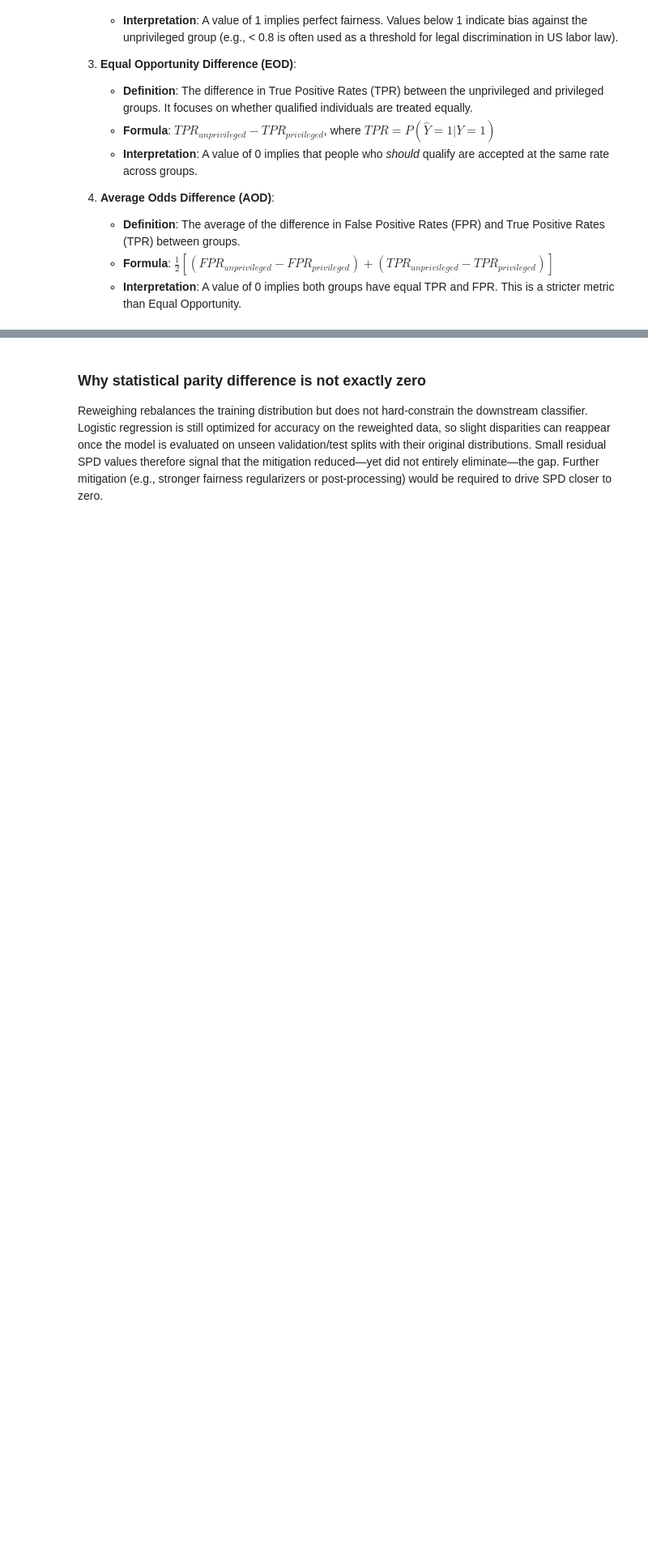
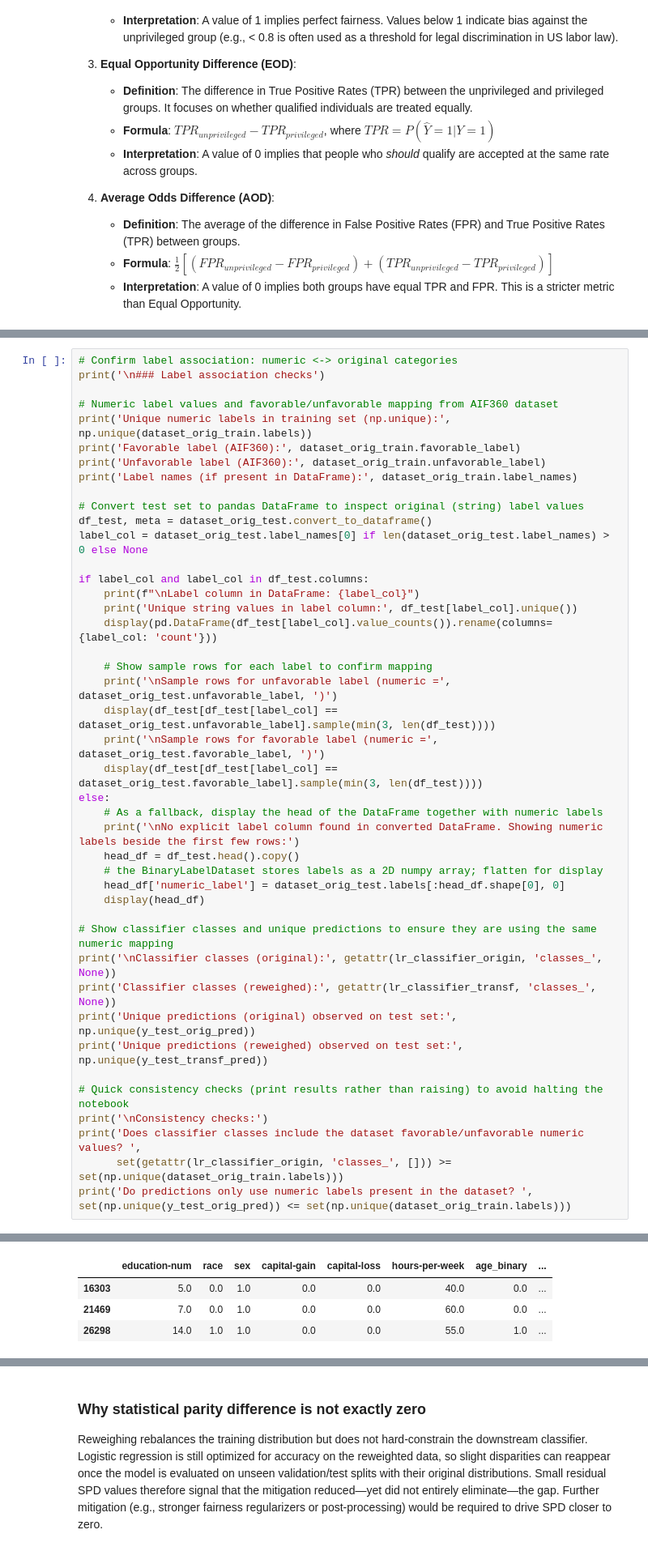
Before and after one commit to kw0jtach/Project_on_responsible_data_science, a Jupyter notebook: Fairness.ipynb, the cells around one changed output, grey strips where cells are left out. Shown at 81% size. Cells and saved outputs as stored; diff of their text form; blank space fills up the shorter version.

```diff
--- a/Fairness.ipynb
+++ b/Fairness.ipynb
@@ -244,3 +253,47 @@ def plot_fairness_comparison(metrics_a, metrics_b, labels=("No Reweighing", "Rew
     ax.set_ylabel("Value")
     ax.axhline(0, color='black', linewidth=0.8)
     plt.tight_layout()
+# %%
+# Confirm label association: numeric <-> original categories
+print('\n### Label association checks')
+
+# Numeric label values and favorable/unfavorable mapping from AIF360 dataset
+print('Unique numeric labels in training set (np.unique):', np.unique(dataset_orig_train.labels))
+print('Favorable label (AIF360):', dataset_orig_train.favorable_label)
+print('Unfavorable label (AIF360):', dataset_orig_train.unfavorable_label)
+print('Label names (if present in DataFrame):', dataset_orig_train.label_names)
+
+# Convert test set to pandas DataFrame to inspect original (string) label values
+df_test, meta = dataset_orig_test.convert_to_dataframe()
+label_col = dataset_orig_test.label_names[0] if len(dataset_orig_test.label_names) > 0 else None
+
+if label_col and label_col in df_test.columns:
+    print(f"\nLabel column in DataFrame: {label_col}")
+    print('Unique string values in label column:', df_test[label_col].unique())
+    display(pd.DataFrame(df_test[label_col].value_counts()).rename(columns={label_col: 'count'}))
+
+    # Show sample rows for each label to confirm mapping
+    print('\nSample rows for unfavorable label (numeric =', dataset_orig_test.unfavorable_label, ')')
+    display(df_test[df_test[label_col] == dataset_orig_test.unfavorable_label].sample(min(3, len(df_test))))
+    print('\nSample rows for favorable label (numeric =', dataset_orig_test.favorable_label, ')')
+    display(df_test[df_test[label_col] == dataset_orig_test.favorable_label].sample(min(3, len(df_test))))
+else:
+    # As a fallback, display the head of the DataFrame together with numeric labels
+    print('\nNo explicit label column found in converted DataFrame. Showing numeric labels beside the first few rows:')
+    head_df = df_test.head().copy()
+    # the BinaryLabelDataset stores labels as a 2D numpy array; flatten for display
+    head_df['numeric_label'] = dataset_orig_test.labels[:head_df.shape[0], 0]
+    display(head_df)
+
+# Show classifier classes and unique predictions to ensure they are using the same numeric mapping
+print('\nClassifier classes (original):', getattr(lr_classifier_origin, 'classes_', None))
+print('Classifier classes (reweighed):', getattr(lr_classifier_transf, 'classes_', None))
+print('Unique predictions (original) observed on test set:', np.unique(y_test_orig_pred))
+print('Unique predictions (reweighed) observed on test set:', np.unique(y_test_transf_pred))
+
+# Quick consistency checks (print results rather than raising) to avoid halting the notebook
+print('\nConsistency checks:')
+print('Does classifier classes include the dataset favorable/unfavorable numeric values? ',
+      set(getattr(lr_classifier_origin, 'classes_', [])) >= set(np.unique(dataset_orig_train.labels)))
+print('Do predictions only use numeric labels present in the dataset? ', set(np.unique(y_test_orig_pred)) <= set(np.unique(dataset_orig_train.labels)))
+# %% [output]
@@ -246,0 +313,4 @@ def plot_fairness_comparison(metrics_a, metrics_b, labels=("No Reweighing", "Rew
+|  | education-num | race | sex | capital-gain | capital-loss | hours-per-week | age_binary | ... |
+| 16303 | 5.0 | 0.0 | 1.0 | 0.0 | 0.0 | 40.0 | 0.0 | ... |
+| 21469 | 7.0 | 0.0 | 1.0 | 0.0 | 0.0 | 60.0 | 0.0 | ... |
+| 26298 | 14.0 | 1.0 | 1.0 | 0.0 | 0.0 | 55.0 | 1.0 | ... |
```
Also changed, not shown: parts of 4 cells of this notebook, 2 other files.
